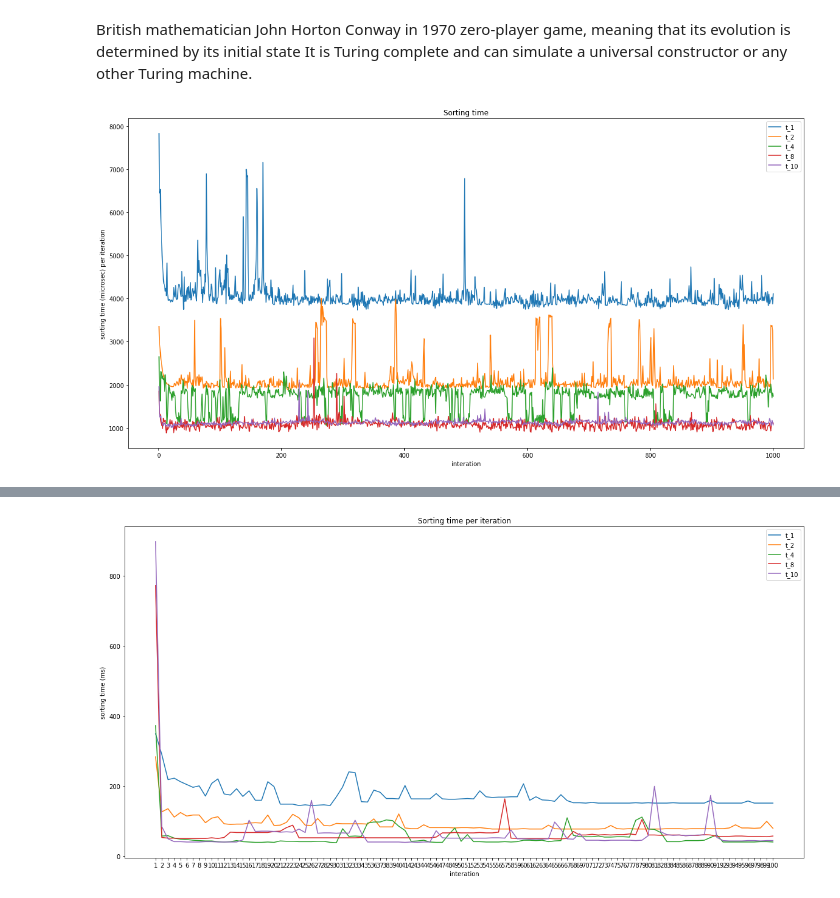
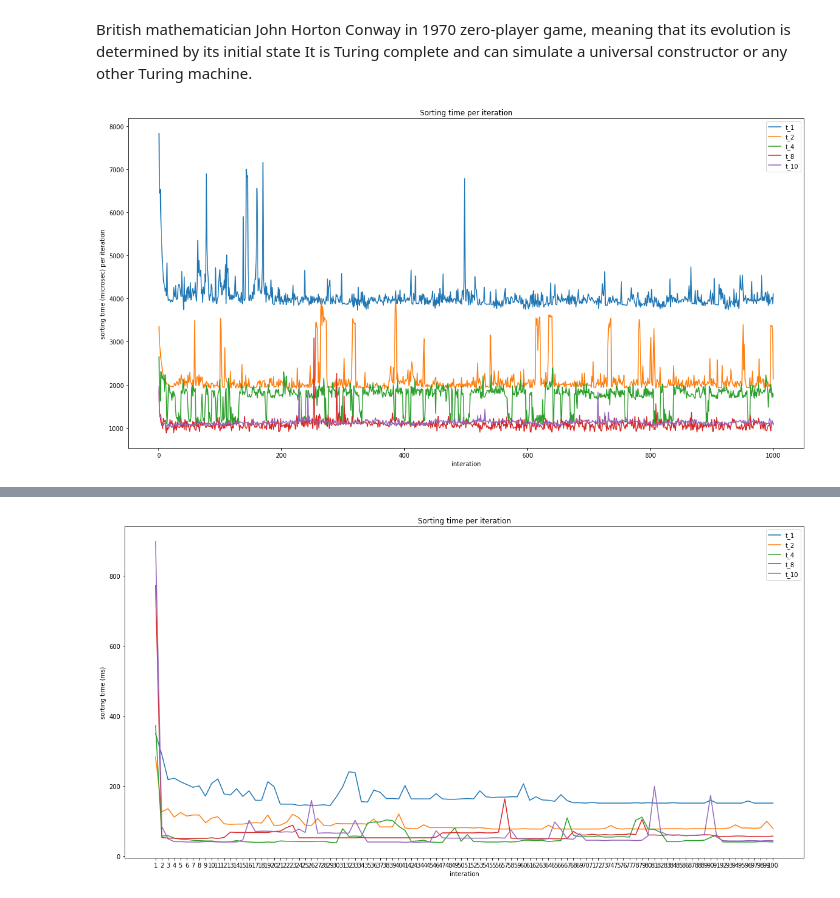
Before and after one commit to se21m024/PPR_Final_Project, a Jupyter notebook: SpeedupQuotient.ipynb, the cells around one changed output, grey strips where cells are left out. Cells and saved outputs as stored; diff of their text form; code cells hidden in the pictures.

```diff
--- a/SpeedupQuotient.ipynb
+++ b/SpeedupQuotient.ipynb
@@ -10,3 +10,5 @@ British mathematician John Horton Conway in 1970
 zero-player game, meaning that its evolution is determined by its initial state
 It is Turing complete and can simulate a universal constructor or any other Turing machine.
 # %%
+# width 500, height 500, iterations 1000
+
@@ -39,32 +41,32 @@ plt.plot()
 t_1 = raw_data[0]
 t_2 = raw_data[1]
 t_3 = raw_data[2]
 t_4 = raw_data[3]
 t_5 = raw_data[4]
 t_6 = raw_data[5]
 t_7 = raw_data[6]
 t_8 = raw_data[7]
 t_9 = raw_data[8]
 t_10 = raw_data[9]
 t_11 = raw_data[10]
 
 plt.plot(x, t_1, label = "t_1")
 plt.plot(x, t_2, label = "t_2")
 # plt.plot(x, t_3, label = "t_3")
 plt.plot(x, t_4, label = "t_4")
 # plt.plot(x, t_5, label = "t_5")
 # plt.plot(x, t_6, label = "t_6")
 # plt.plot(x, t_7, label = "t_7")
 plt.plot(x, t_8, label = "t_8")
 # plt.plot(x, t_9, label = "t_9")
 plt.plot(x, t_10, label = "t_10")
 # plt.plot(x, t_11, label = "t_11")
 
-plt.title('Sorting time')
+plt.title('Sorting time per iteration')
 plt.ylabel("sorting time (microsec) per iteration")
 plt.xlabel("interation")
 
 plt.legend()
 plt.show()
 # %% [output]
-[figure, old version]
+[figure, new version]
```
Also changed, not shown: parts of 1 cell of this notebook.
